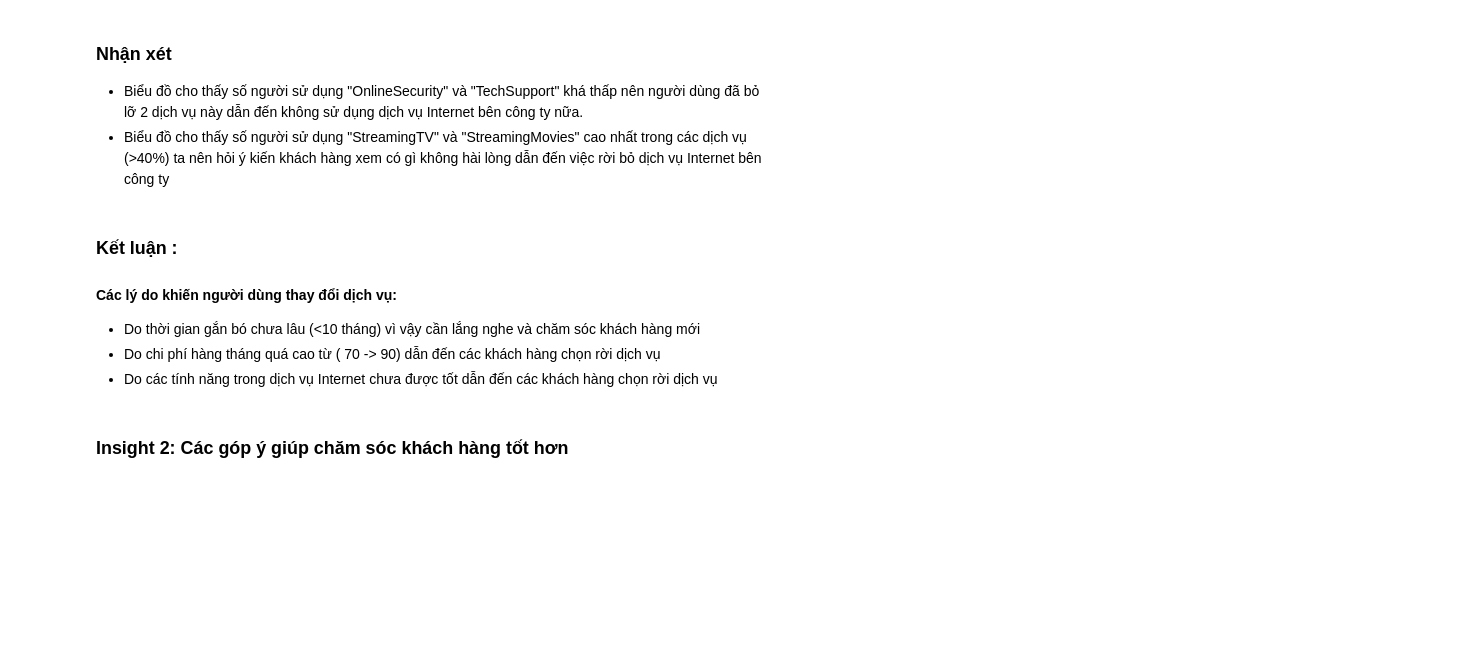
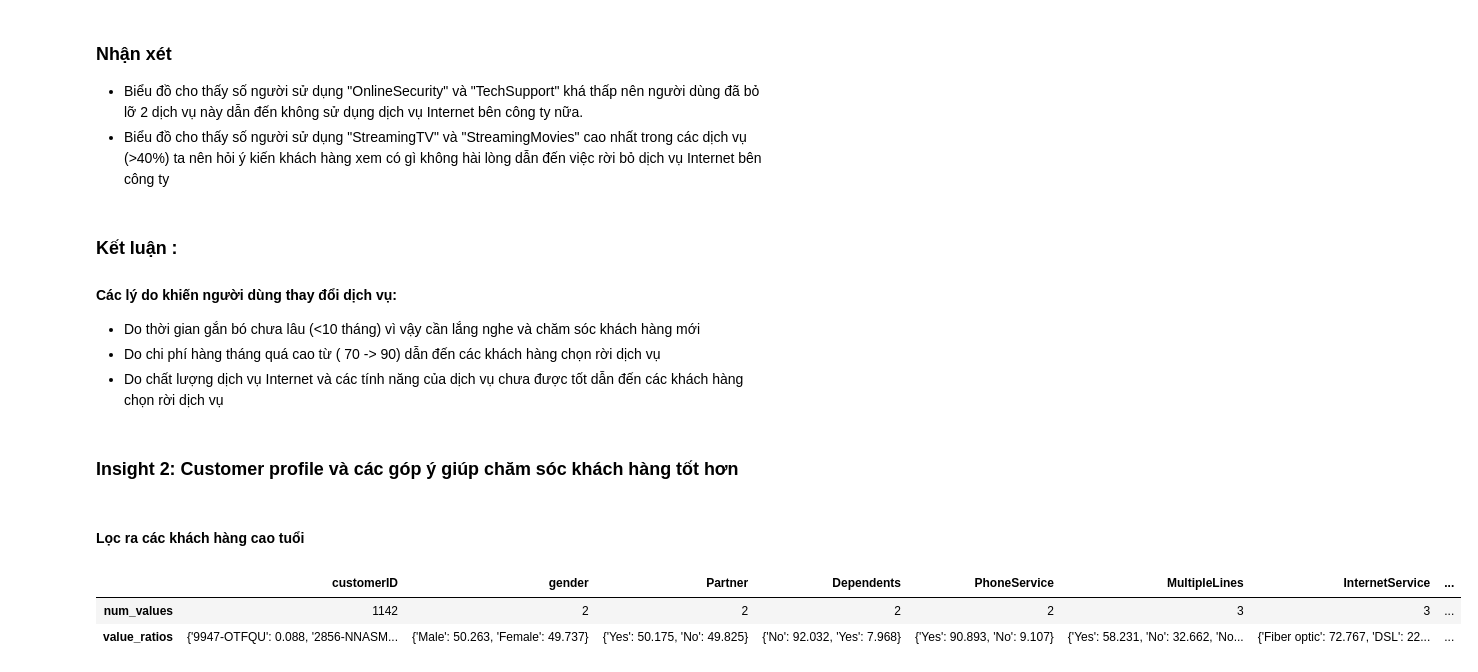
Before and after one commit to ptbminh1108/p4ds_lab_3, a Jupyter notebook: Telco_Customer_Churn.ipynb, the cells around one changed output. Saved outputs shown, nothing was run; the diff lists cells and outputs as text; code cells hidden in the pictures; blank space fills up the shorter version.

Commit message:
insight 1 changes + add insight 2

```diff
--- a/Telco_Customer_Churn.ipynb
+++ b/Telco_Customer_Churn.ipynb
@@ -280,6 +317,6 @@ Internet_churn_yes_df.plot.bar(stacked=True, figsize=(10,8), ylabel="Percent",co
 #### Các lý do khiến người dùng thay đổi dịch vụ:
 - Do thời gian gắn bó chưa lâu (<10 tháng) vì vậy cần lắng nghe và chăm sóc khách hàng mới
 - Do chi phí hàng tháng quá cao từ ( 70 -> 90) dẫn đến các khách hàng chọn rời dịch vụ
-- Do các tính năng trong dịch vụ Internet chưa được tốt dẫn đến các khách hàng chọn rời dịch vụ
+- Do chất lượng dịch vụ Internet và các tính năng của dịch vụ chưa được tốt dẫn đến các khách hàng chọn rời dịch vụ
 # %% [markdown]
-### Insight 2: Các góp ý giúp chăm sóc khách hàng tốt hơn
+### Insight 2: Customer profile và các góp ý giúp chăm sóc khách hàng tốt hơn
@@ -289,0 +323,14 @@ non_Sernior_Citizen = df[df["SeniorCitizen"] == 0]
+# %% [markdown]
+#### Lọc ra các khách hàng cao tuổi
+# %%
+senior_df = df[df['SeniorCitizen'] == 1]
+object_cols = senior_df.select_dtypes(exclude = ['number']).columns
+def num_values(df):
+    return df.nunique()
+def value_ratios(c):
+    return dict((c.value_counts(normalize=True) * 100)[0:5].round(3))
+senior_df[object_cols].agg([num_values, value_ratios])
+# %% [output]
+|  | customerID | gender | Partner | Dependents | PhoneService | MultipleLines | InternetService | ... |
+| num_values | 1142 | 2 | 2 | 2 | 2 | 3 | 3 | ... |
+| value_ratios | {'9947-OTFQU': 0.088, '2856-NNASM... | {'Male': 50.263, 'Female': 49.737} | {'Yes': 50.175, 'No': 49.825} | {'No': 92.032, 'Yes': 7.968} | {'Yes': 90.893, 'No': 9.107} | {'Yes': 58.231, 'No': 32.662, 'No... | {'Fiber optic': 72.767, 'DSL': 22... | ... |
```
Also changed, not shown: parts of 22 cells of this notebook.
